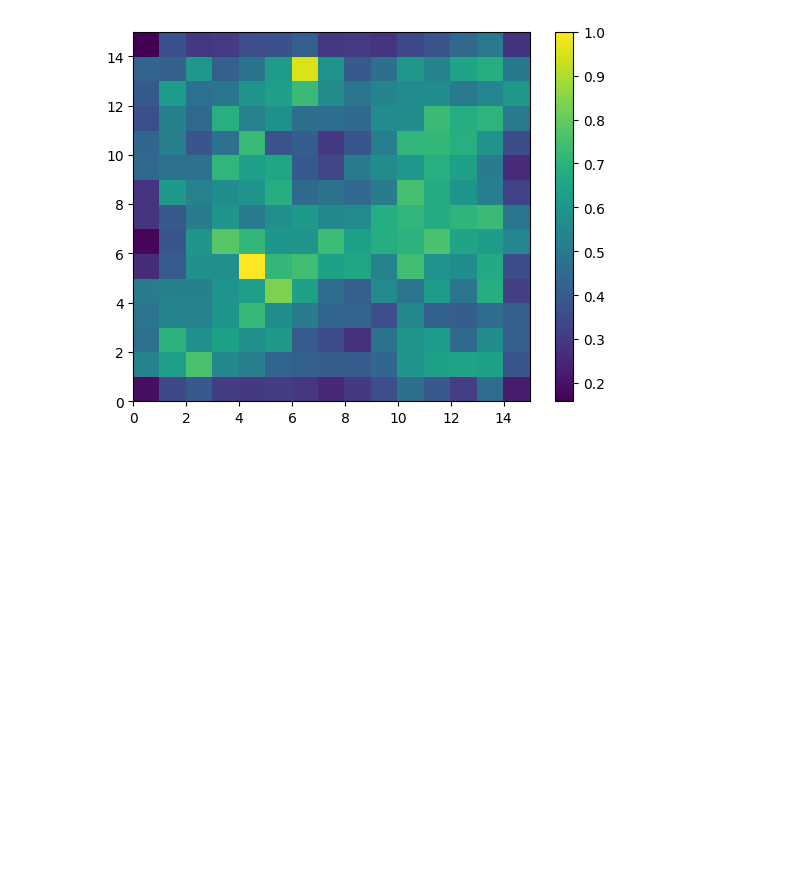
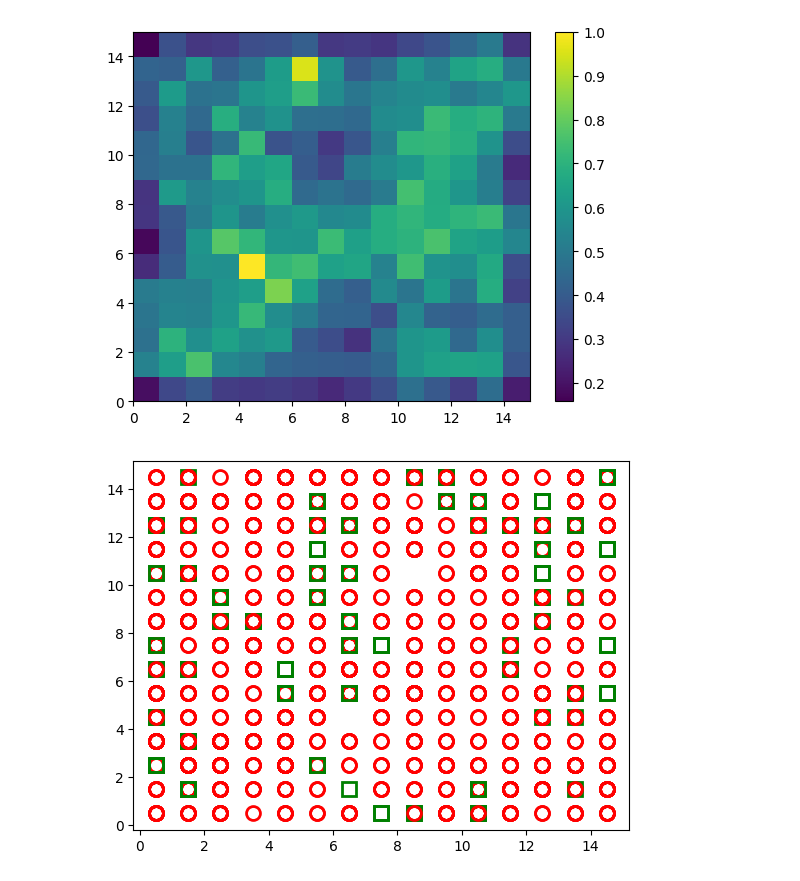
Before and after one commit to SamuelMends/deep_learning, a Jupyter notebook: credit_data_map.ipynb, the cells around one changed output. Saved outputs shown, nothing was run; the diff lists cells and outputs as text; code cells hidden in the pictures; blank space fills up the shorter version.

```diff
--- a/credit_data_map.ipynb
+++ b/credit_data_map.ipynb
@@ -26,3 +26,16 @@ colorbar()
 # %% [output]
 <matplotlib.colorbar.Colorbar at 0x...>
 [figure]
+# %%
+markers = ['o', 's']
+colors = ['r', 'g']
+# %%
+for i, x in enumerate(X):
+    w = som.winner(x)
+    plot(w[0] + 0.5, w[1] + 0.5, markers[y[i]],
+         markerfacecolor = 'None', markersize = 10,
+         markeredgecolor = colors[y[i]], markeredgewidth = 2)
+
+#Nosso for vai percorrer registro a registro na nossa base de dados, ele irá pegar qual é o neurônio vencedor de cada um desses registros e ele vai plotar no nosso gráfico (Se algum dos nossos neurônios vencedores escolher um neurônio amarelo ele é categorizado como um outlier)
+# %% [output]
+[figure, added]
```
